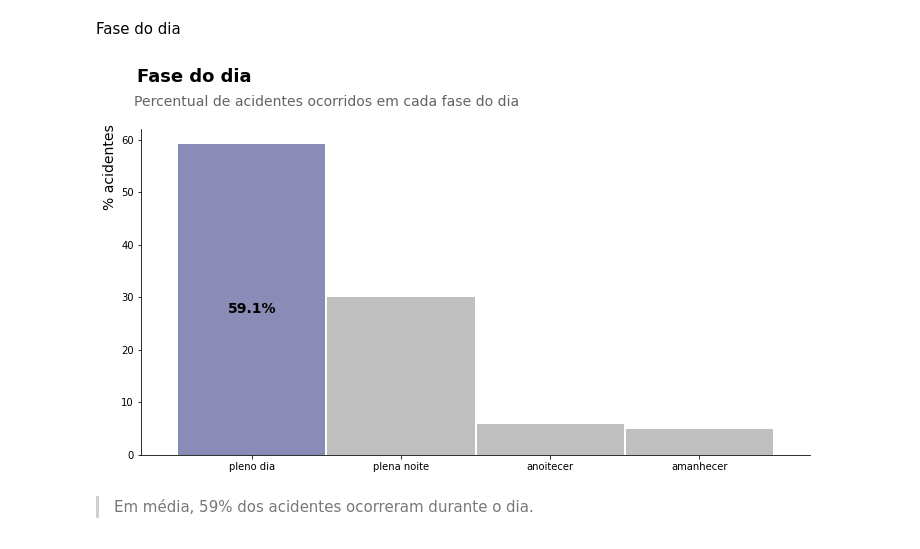
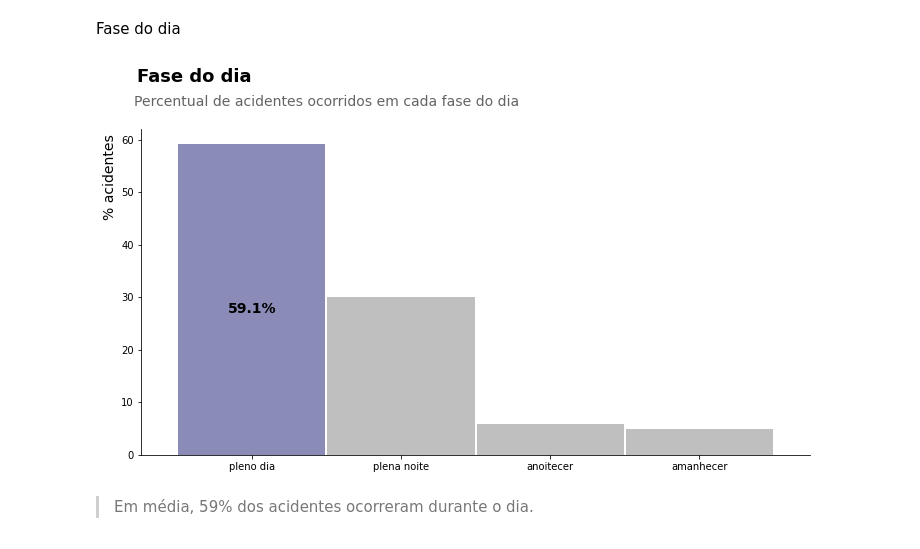
Before and after one commit to LilianeAquino/aed_projeto_1_revisitado, a Jupyter notebook: template_análise_exploratória.ipynb, the cells around one changed output. Drawn from its saved outputs; the diff is of its cells as text; code cells hidden in the pictures.

```diff
--- a/template_análise_exploratória.ipynb
+++ b/template_análise_exploratória.ipynb
@@ -777,19 +815,19 @@ Fase do dia
 # %%
 suptitle = 'Fase do dia'
 title = 'Percentual de acidentes ocorridos em cada fase do dia'
 
 colors=['#191970', '#808080', '#808080', '#808080']
 
 percentual = round(df['fase_dia'].value_counts(normalize=True) * 100, 2)
 percentual.plot.bar(width=0.987, alpha=0.5, figsize=(12, 6), rot=False, color=colors).spines[['top', 'right']].set_visible(False)
 plt.suptitle(suptitle, fontsize=18, y=1.02, horizontalalignment='left', x=0.12, color='black', weight='bold')
 plt.title(title, fontsize=14, color='#646464', y=1.05, loc='left', x=-0.01)
-plt.ylabel('% acidentes', fontsize=14, horizontalalignment='left', y=0.75)
+plt.ylabel('% acidentes', fontsize=14, horizontalalignment='left', y=0.72)
 plt.text(0, 27, '59.1%', fontsize=14, weight='bold', horizontalalignment='center')
 plt.grid(False)
 plt.show()
 # %% [output]
-[figure, old version]
+[figure, new version]
 # %% [markdown]
 > <p style='text-align: justify;'><font size=2.85>Em média, 59% dos acidentes ocorreram durante o dia.</font></p>
 # %% [markdown]
```
Also changed, not shown: parts of 20 cells of this notebook.
